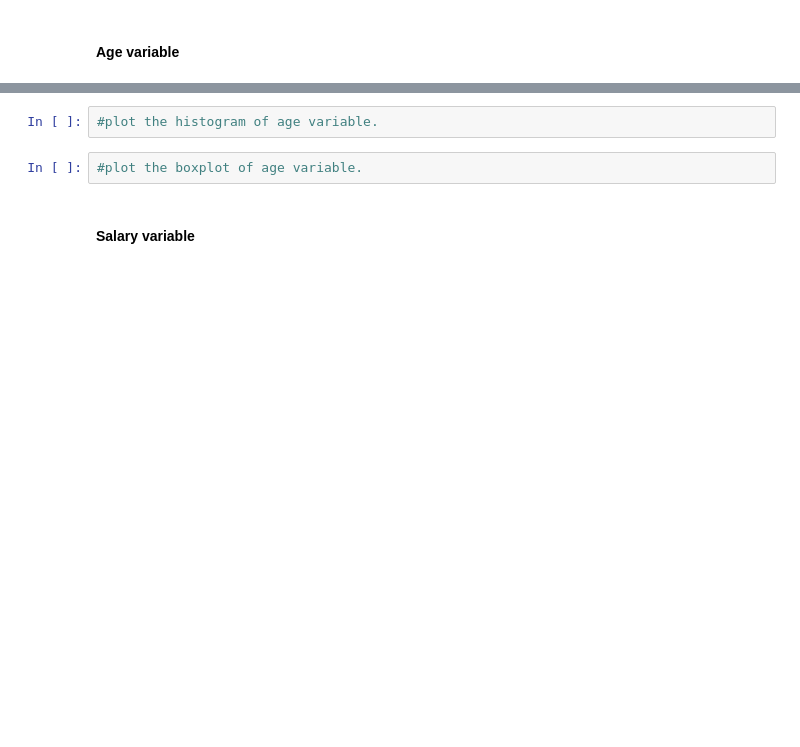
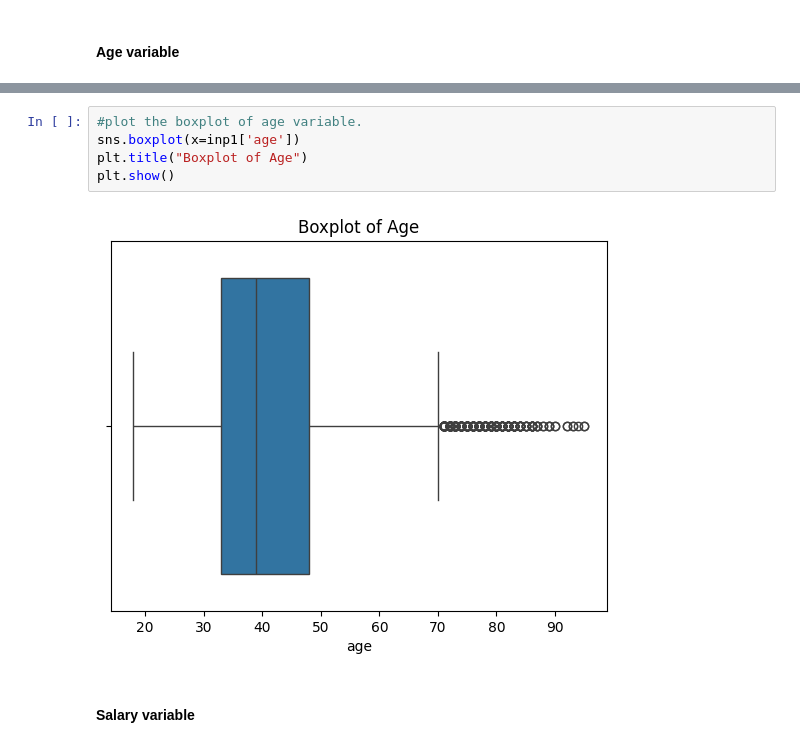
Before and after one commit to Berinchris2/AI-ML-Training-, a Jupyter notebook: Bank+Marketing+Campaign_EDA_blank+notebook_(1).ipynb, the cells around one changed output, grey strips where cells are left out. Drawn from its saved outputs; the diff is of its cells as text; blank space fills up the shorter version.

```diff
--- a/Bank+Marketing+Campaign_EDA_blank+notebook_(1).ipynb
+++ b/Bank+Marketing+Campaign_EDA_blank+notebook_(1).ipynb
@@ -251,7 +378,10 @@ Major approaches to the treat outliers:
 # %%
-#plot the histogram of age variable.
+#plot the boxplot of age variable.
+sns.boxplot(x=inp1['age'])
+plt.title("Boxplot of Age")
+plt.show()
+# %% [output]
+[figure, added]
-# %%
-#plot the boxplot of age variable.
 # %% [markdown]
 #### Salary variable
 # %%
```
Also changed, not shown: parts of 30 cells of this notebook.
